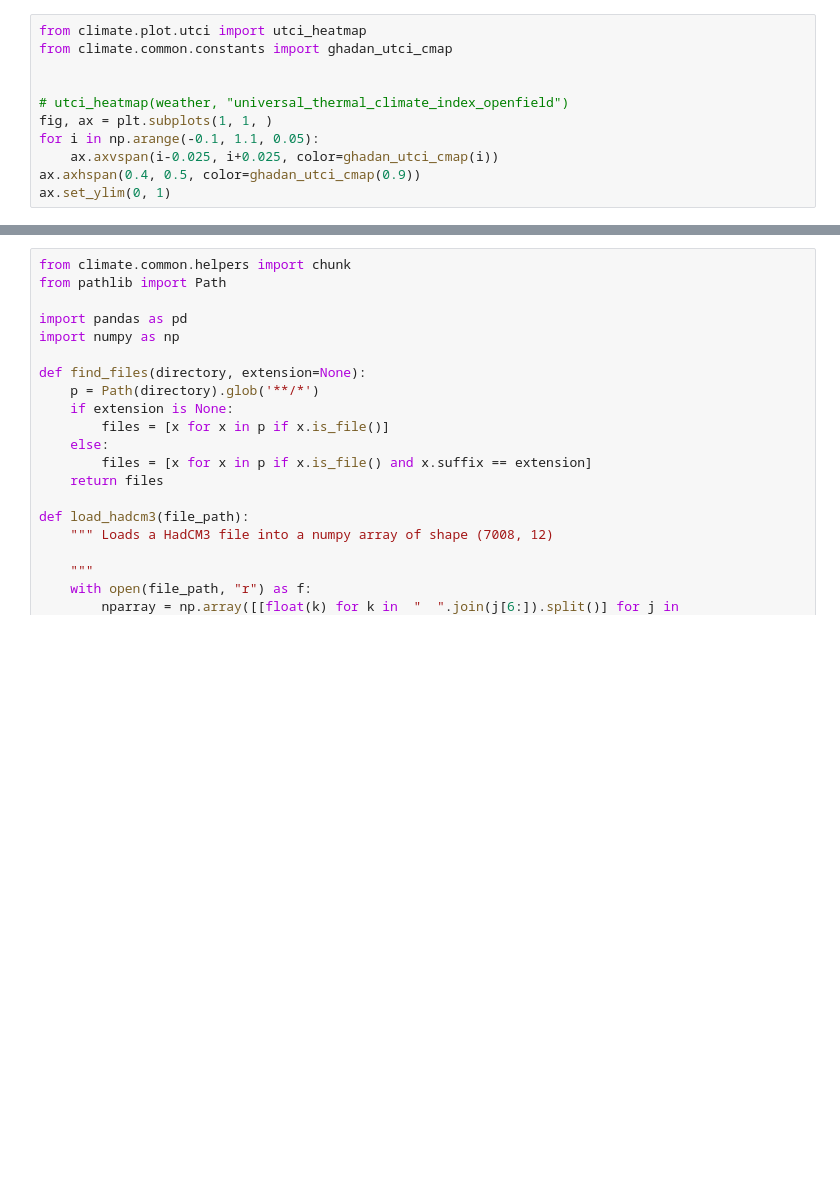
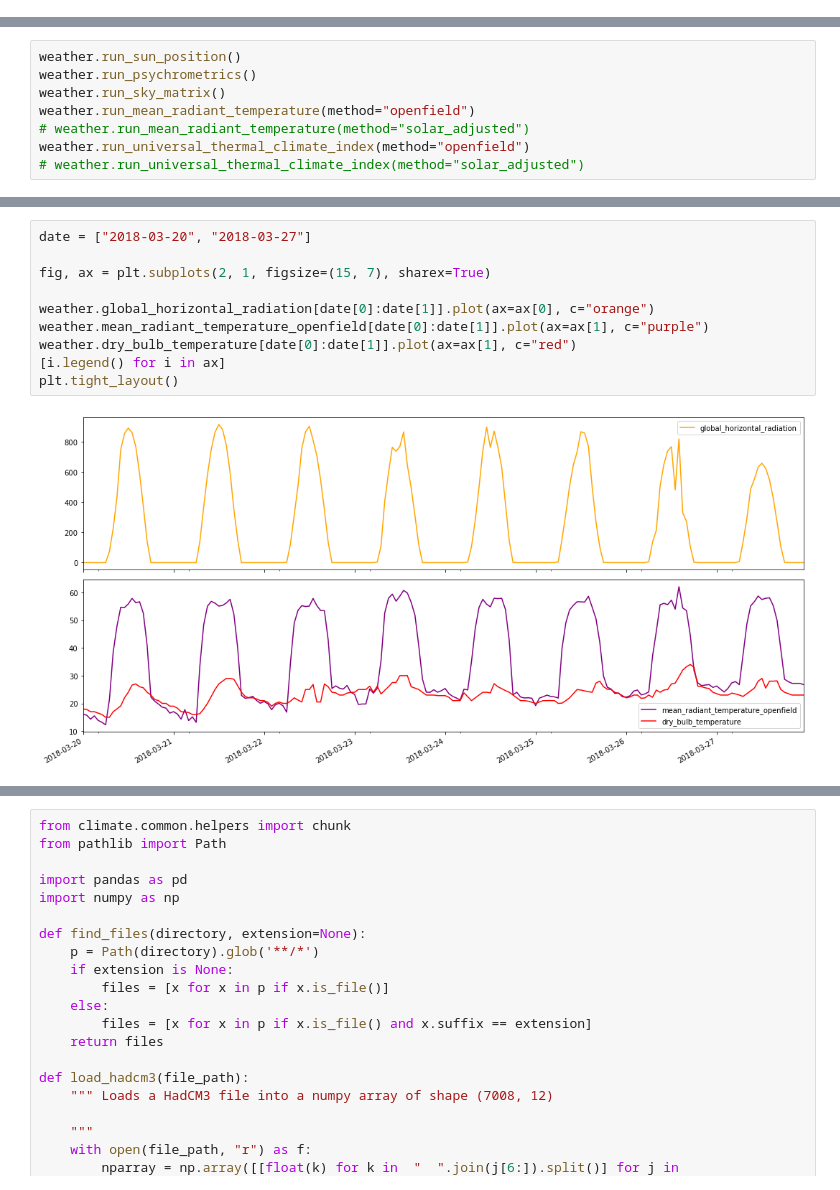
Before and after one commit to cycle13/climate, a Jupyter notebook: test.ipynb, the cells around one changed output, grey strips where cells are left out. Cells and saved outputs as stored; diff of their text form; blank space fills up the shorter version.

```diff
--- a/test.ipynb
+++ b/test.ipynb
@@ -130,11 +14,0 @@ utci_frequency_generic(weather.universal_thermal_climate_index_openfield, cmap=g
-# %%
-from climate.plot.utci import utci_heatmap
-from climate.common.constants import ghadan_utci_cmap
-
-
-# utci_heatmap(weather, "universal_thermal_climate_index_openfield")
-fig, ax = plt.subplots(1, 1, )
-for i in np.arange(-0.1, 1.1, 0.05):
-    ax.axvspan(i-0.025, i+0.025, color=ghadan_utci_cmap(i))
-ax.axhspan(0.4, 0.5, color=ghadan_utci_cmap(0.9))
-ax.set_ylim(0, 1)
@@ -220,0 +21,8 @@ f
+# %%
+weather.run_sun_position()
+weather.run_psychrometrics()
+weather.run_sky_matrix()
+weather.run_mean_radiant_temperature(method="openfield")
+# weather.run_mean_radiant_temperature(method="solar_adjusted")
+weather.run_universal_thermal_climate_index(method="openfield")
+# weather.run_universal_thermal_climate_index(method="solar_adjusted")
@@ -221 +41,13 @@ f
+# %%
+date = ["2018-03-20", "2018-03-27"]
+
+fig, ax = plt.subplots(2, 1, figsize=(15, 7), sharex=True)
+
+weather.global_horizontal_radiation[date[0]:date[1]].plot(ax=ax[0], c="orange")
+weather.mean_radiant_temperature_openfield[date[0]:date[1]].plot(ax=ax[1], c="purple")
+weather.dry_bulb_temperature[date[0]:date[1]].plot(ax=ax[1], c="red")
+[i.legend() for i in ax]
+plt.tight_layout()
+# %% [output]
+[figure, added]
 # %% [markdown]
```
Also changed, not shown: parts of 18 cells of this notebook.
